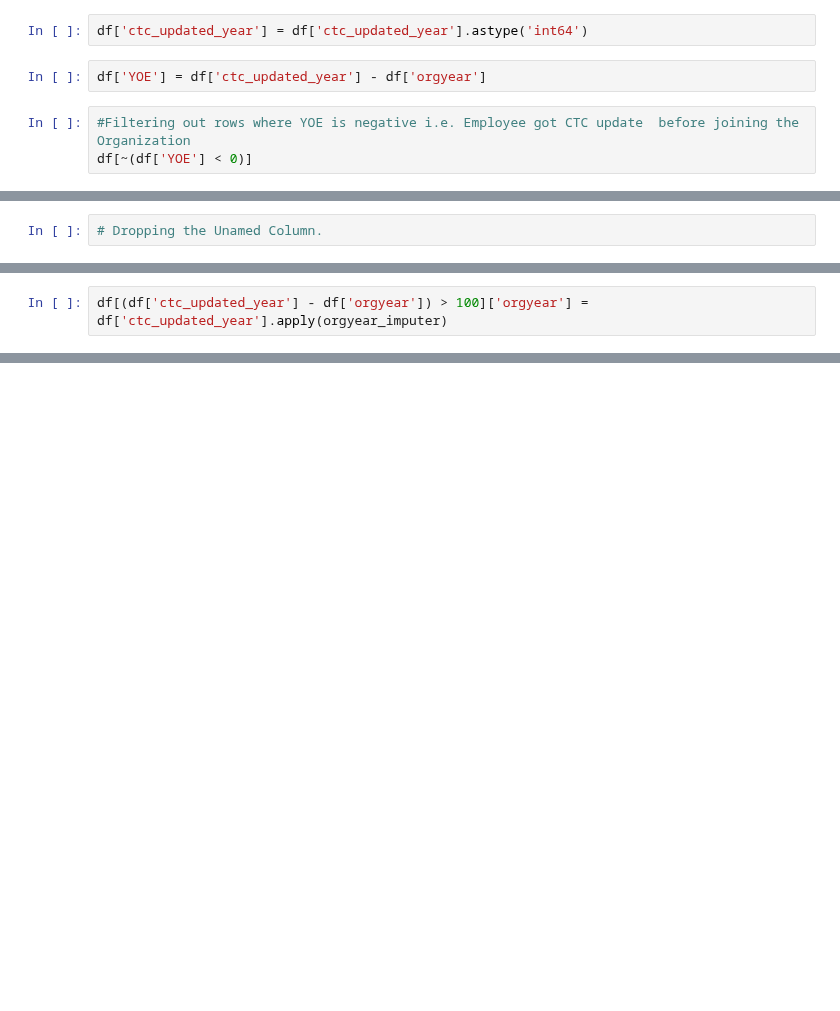
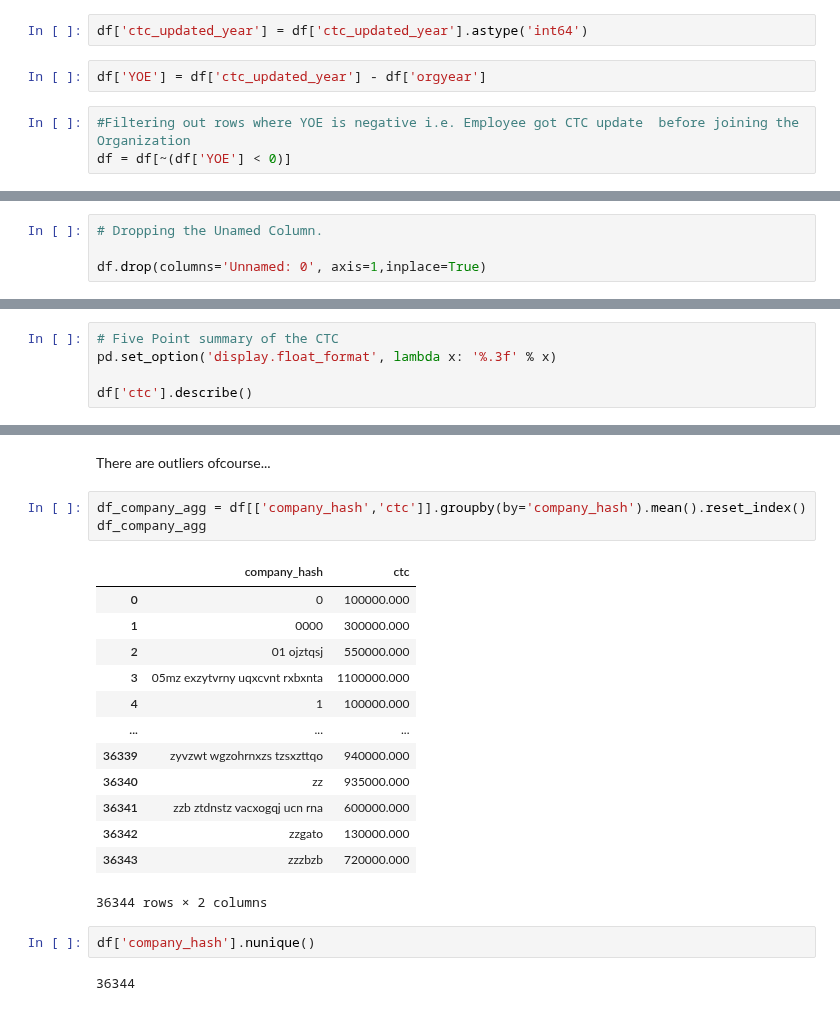
Before and after one commit to anidec25/Linear-Regression, a Jupyter notebook: clustering/scalar.ipynb, the cells around one changed output, grey strips where cells are left out. Cells and saved outputs as stored; diff of their text form; blank space fills up the shorter version.

```diff
--- a/clustering/scalar.ipynb
+++ b/clustering/scalar.ipynb
@@ -418,4 +419,4 @@ df['ctc_updated_year'] = df['ctc_updated_year'].astype('int64')
 df['YOE'] = df['ctc_updated_year'] - df['orgyear']
 # %%
 #Filtering out rows where YOE is negative i.e. Employee got CTC update  before joining the Organization
-df[~(df['YOE'] < 0)]
+df = df[~(df['YOE'] < 0)]
@@ -436,2 +423,4 @@ df[~(df['YOE'] < 0)]
 # %%
 # Dropping the Unamed Column.
+
+df.drop(columns='Unnamed: 0', axis=1,inplace=True)
@@ -442,2 +426,0 @@ def orgyear_imputer(x):
-# %%
-df[(df['ctc_updated_year'] - df['orgyear']) > 100]['orgyear'] = df['ctc_updated_year'].apply(orgyear_imputer)
@@ -459,0 +427,5 @@ df[(df['ctc_updated_year'] - df['orgyear']) > 100]['orgyear']
+# %%
+# Five Point summary of the CTC
+pd.set_option('display.float_format', lambda x: '%.3f' % x)
+
+df['ctc'].describe()
@@ -459,0 +454,23 @@ df[(df['ctc_updated_year'] - df['orgyear']) > 100]['orgyear']
+# %% [markdown]
+There are outliers ofcourse...
+# %%
+df_company_agg = df[['company_hash','ctc']].groupby(by='company_hash').mean().reset_index()
+df_company_agg
+# %% [output]
+|  | company_hash | ctc |
+| 0 | 0 | 100000.000 |
+| 1 | 0000 | 300000.000 |
+| 2 | 01 ojztqsj | 550000.000 |
+| 3 | 05mz exzytvrny uqxcvnt rxbxnta | 1100000.000 |
+| 4 | 1 | 100000.000 |
+| ... | ... | ... |
+| 36339 | zyvzwt wgzohrnxzs tzsxzttqo | 940000.000 |
+| 36340 | zz | 935000.000 |
+| 36341 | zzb ztdnstz vacxogqj ucn rna | 600000.000 |
+| 36342 | zzgato | 130000.000 |
+| 36343 | zzzbzb | 720000.000 |
+36344 rows × 2 columns
+# %%
+df['company_hash'].nunique()
+# %% [output]
+36344
```
Also changed, not shown: parts of 13 cells of this notebook.
